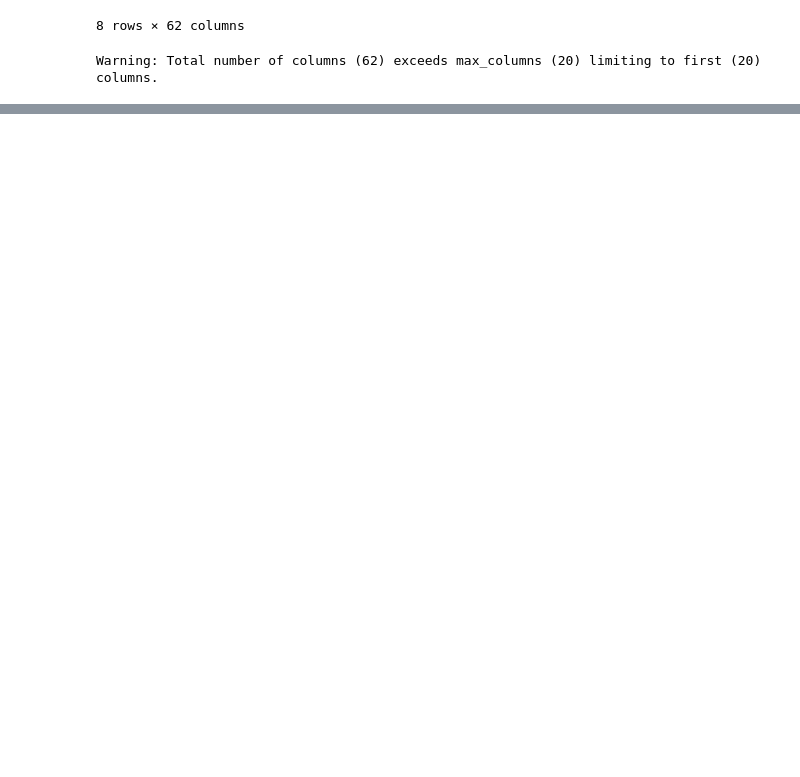
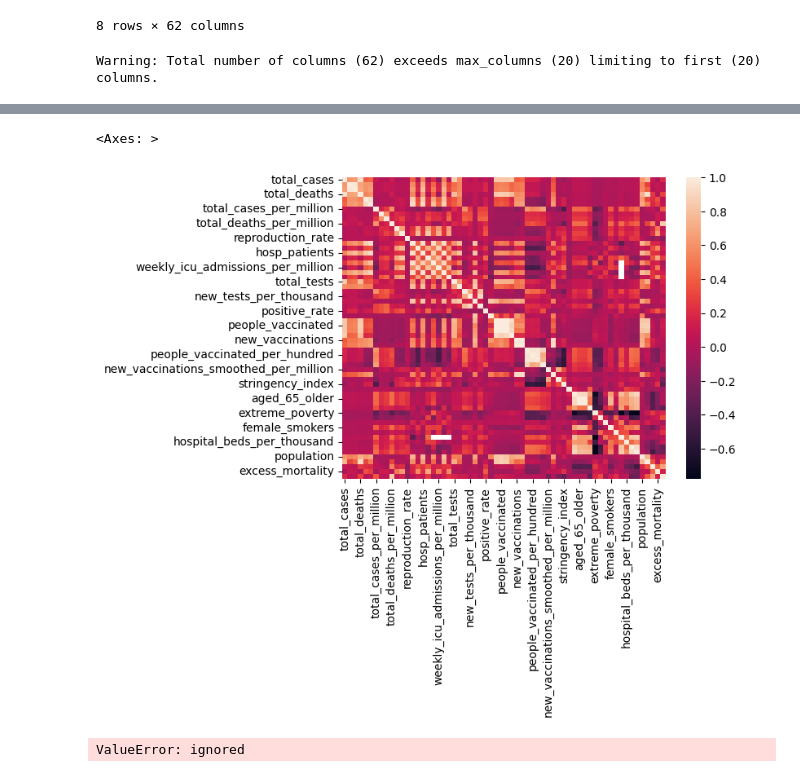
Before and after one commit to webstarO/Covid-Dataset, a Jupyter notebook: CovidEDA.ipynb, the cells around one changed output, grey strips where cells are left out. Saved outputs shown, nothing was run; the diff lists cells and outputs as text; code cells hidden in the pictures; blank space fills up the shorter version.

```diff
--- a/CovidEDA.ipynb
+++ b/CovidEDA.ipynb
@@ -107,0 +140,4 @@ Warning: Total number of columns (62) exceeds max_columns (20) limiting to first
+# %%
+#correlation plot using Seaborn
+sns.heatmap(df.corr())
+# %% [output]
@@ -107,0 +145,2 @@ Warning: Total number of columns (62) exceeds max_columns (20) limiting to first
+<Axes: >
+[figure, added]
@@ -107,0 +161,14 @@ Warning: Total number of columns (62) exceeds max_columns (20) limiting to first
+# %%
+# Drop the samples with missing values
+df.dropna(inplace=True)
+
+# Split the data into training and testing sets
+X_train, X_test, y_train, y_test = train_test_split(df.drop('total_deaths', axis=1), df['total_deaths'], test_size=0.3, random_state=42)
+
+# Train the model on the training data
+model.fit(X_train, y_train)
+
+# Make predictions on the testing data
+y_pred = model.predict(X_test)
+# %% [output]
+ValueError: ignored
```
Also changed, not shown: parts of 6 cells of this notebook.
